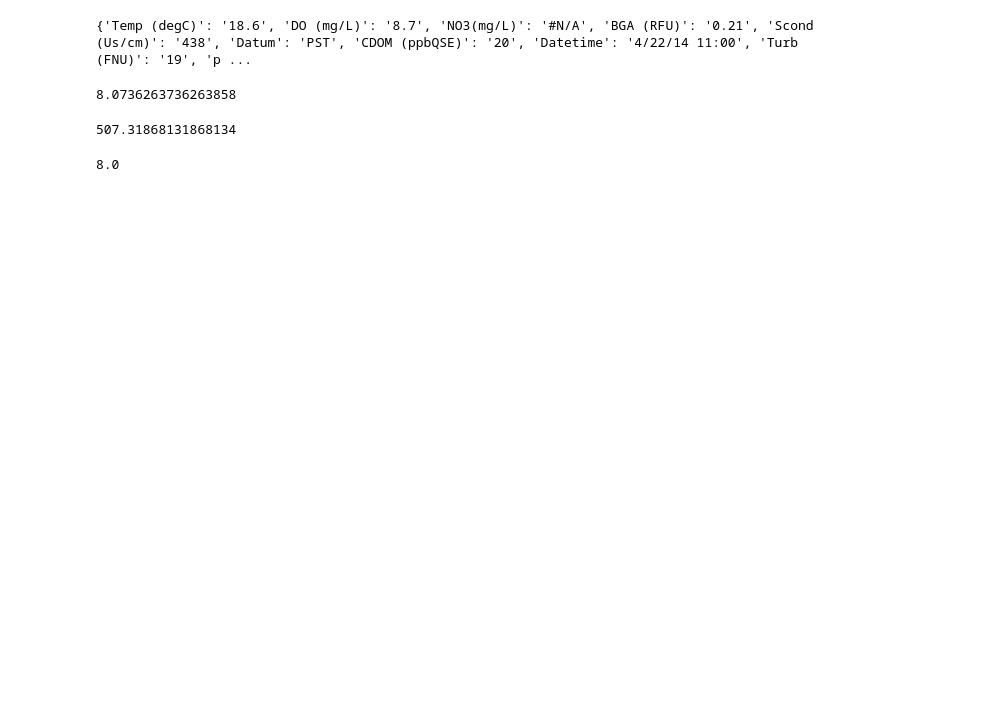
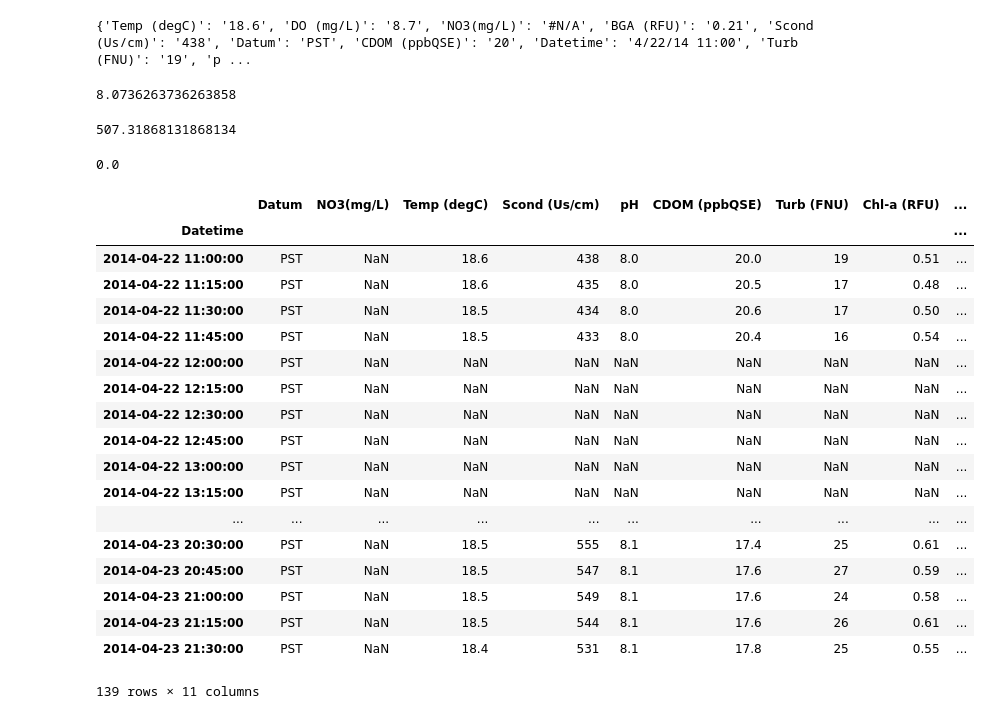
Before and after one commit to GmanV/Intro-Python-Crash-course, a Jupyter notebook: EXAMPLES/Water Data/Panas Experiment.ipynb, the cells around one changed output. Drawn from its saved outputs; the diff is of its cells as text; code cells hidden in the pictures; blank space fills up the shorter version.

```diff
--- a/EXAMPLES/Water Data/Panas Experiment.ipynb
+++ b/EXAMPLES/Water Data/Panas Experiment.ipynb
@@ -27,6 +27,28 @@ foo.mean()[2]
 # %% [output]
 507.31868131868134
 # %%
-foo[:5].mean()['pH']
+foo[:5].()['pH']
 # %% [output]
-8.0
+0.0
+# %%
+foo.
+# %% [output]
+|  | Datum | NO3(mg/L) | Temp (degC) | Scond (Us/cm) | pH | CDOM (ppbQSE) | Turb (FNU) | Chl-a (RFU) | ... |
+| Datetime |  |  |  |  |  |  |  |  | ... |
+| 2014-04-22 11:00:00 | PST | NaN | 18.6 | 438 | 8.0 | 20.0 | 19 | 0.51 | ... |
+| 2014-04-22 11:15:00 | PST | NaN | 18.6 | 435 | 8.0 | 20.5 | 17 | 0.48 | ... |
+| 2014-04-22 11:30:00 | PST | NaN | 18.5 | 434 | 8.0 | 20.6 | 17 | 0.50 | ... |
+| 2014-04-22 11:45:00 | PST | NaN | 18.5 | 433 | 8.0 | 20.4 | 16 | 0.54 | ... |
+| 2014-04-22 12:00:00 | PST | NaN | NaN | NaN | NaN | NaN | NaN | NaN | ... |
+| 2014-04-22 12:15:00 | PST | NaN | NaN | NaN | NaN | NaN | NaN | NaN | ... |
+| 2014-04-22 12:30:00 | PST | NaN | NaN | NaN | NaN | NaN | NaN | NaN | ... |
+| 2014-04-22 12:45:00 | PST | NaN | NaN | NaN | NaN | NaN | NaN | NaN | ... |
+| 2014-04-22 13:00:00 | PST | NaN | NaN | NaN | NaN | NaN | NaN | NaN | ... |
+| 2014-04-22 13:15:00 | PST | NaN | NaN | NaN | NaN | NaN | NaN | NaN | ... |
+| ... | ... | ... | ... | ... | ... | ... | ... | ... | ... |
+| 2014-04-23 20:30:00 | PST | NaN | 18.5 | 555 | 8.1 | 17.4 | 25 | 0.61 | ... |
+| 2014-04-23 20:45:00 | PST | NaN | 18.5 | 547 | 8.1 | 17.6 | 27 | 0.59 | ... |
+| 2014-04-23 21:00:00 | PST | NaN | 18.5 | 549 | 8.1 | 17.6 | 24 | 0.58 | ... |
+| 2014-04-23 21:15:00 | PST | NaN | 18.5 | 544 | 8.1 | 17.6 | 26 | 0.61 | ... |
+| 2014-04-23 21:30:00 | PST | NaN | 18.4 | 531 | 8.1 | 17.8 | 25 | 0.55 | ... |
+139 rows × 11 columns
```
